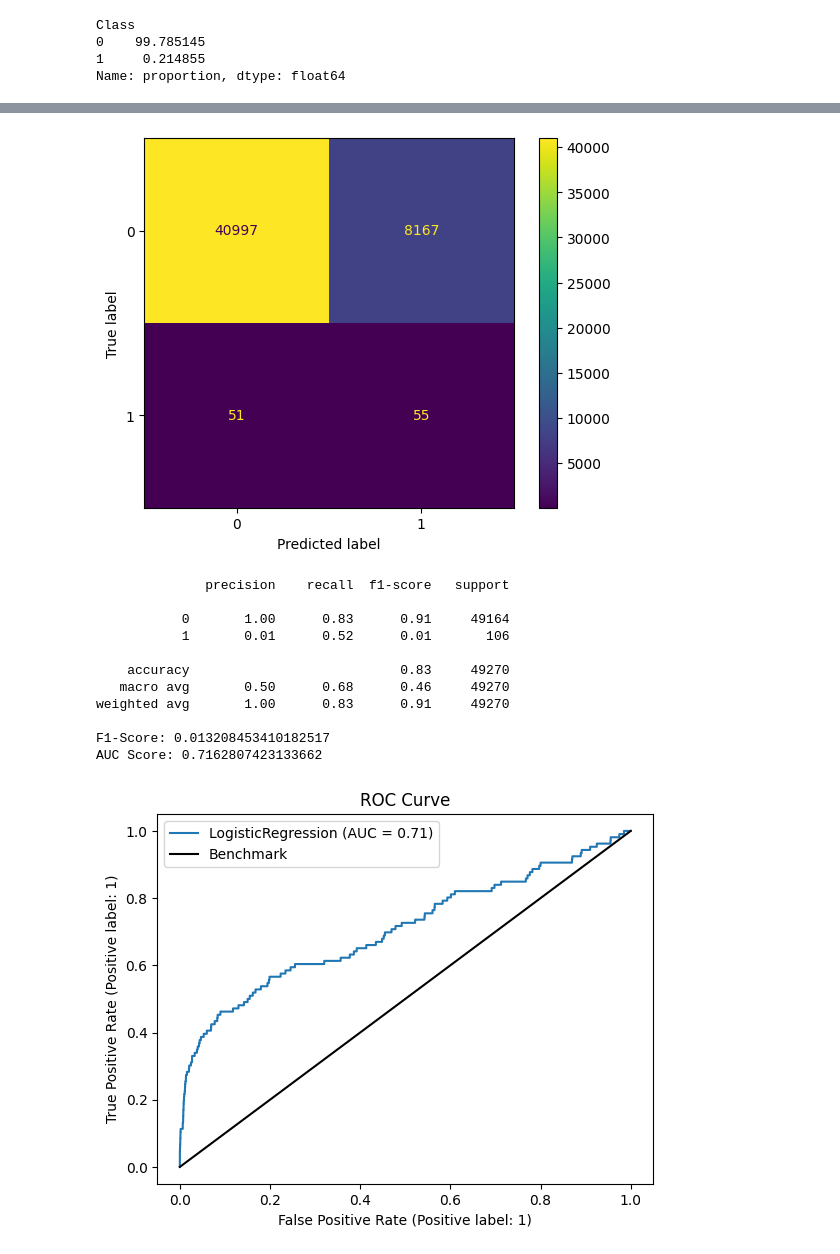
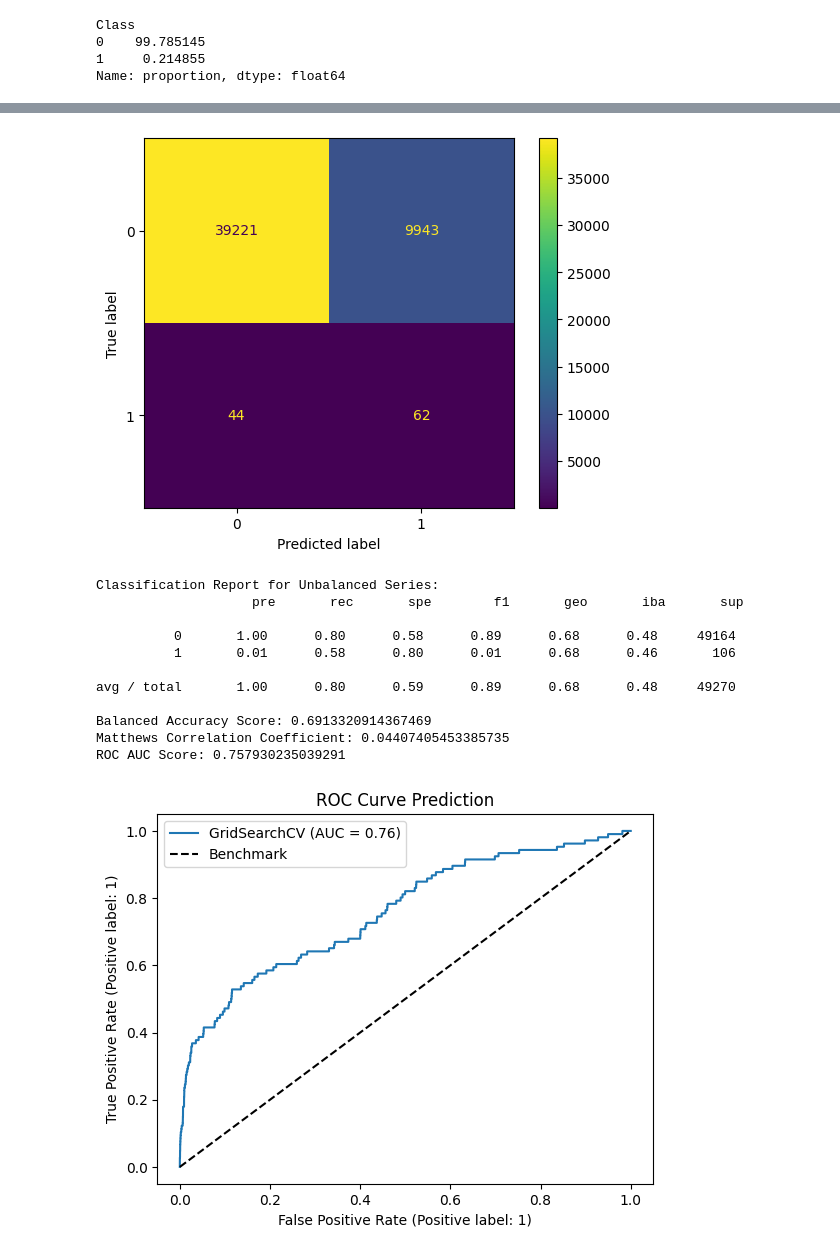
Before and after one commit to ViniNazato/ClassifierCompetition, a Jupyter notebook: models/LogisticRegression.ipynb, the cells around one changed output, grey strips where cells are left out. Saved outputs shown, nothing was run; the diff lists cells and outputs as text; code cells hidden in the pictures.

```diff
--- a/models/LogisticRegression.ipynb
+++ b/models/LogisticRegression.ipynb
@@ -54,34 +49,17 @@ cross_validation.roc_cv_visualization(model=logit)
-# %%
-from sklearn.metrics import f1_score
-
-yhat = logit.predict(X_test)
-
-conf_matrix = confusion_matrix(y_true=y_test, y_pred=yhat, labels= best_logit.classes_)
-c = ConfusionMatrixDisplay(confusion_matrix = conf_matrix).plot()
-plt.show()
-
-print(classification_report(y_test, yhat))
-print('F1-Score:', f1_score(y_test, yhat))
-print('AUC Score:', roc_auc_score(y_test, best_logit.decision_function(X_test)))
-# %% [output]
-[figure, removed]
-              precision    recall  f1-score   support
-
-           0       1.00      0.83      0.91     49164
-           1       0.01      0.52      0.01       106
-
-    accuracy                           0.83     49270
-   macro avg       0.50      0.68      0.46     49270
-weighted avg       1.00      0.83      0.91     49270
-
-F1-Score: 0.013208453410182517
-AUC Score: 0.7162807423133662
-# %%
-
-RocCurveDisplay.from_estimator(logit, X_test, y_test)
-plt.plot([0,1],[0,1],'k-',label='Benchmark')
-plt.title('ROC Curve')
-plt.legend()
-plt.show()
-# %% [output]
-[figure, removed]
+# %%
+yhat = best_logit.predict(X_test)
+calculate_metrics(X_test, y_test, yhat, model=best_logit)
+# %% [output]
+[figure, added]
+Classification Report for Unbalanced Series:
+                    pre       rec       spe        f1       geo       iba       sup
+
+          0       1.00      0.80      0.58      0.89      0.68      0.48     49164
+          1       0.01      0.58      0.80      0.01      0.68      0.46       106
+
+avg / total       1.00      0.80      0.59      0.89      0.68      0.48     49270
+
+Balanced Accuracy Score: 0.6913320914367469
+Matthews Correlation Coefficient: 0.04407405453385735
+ROC AUC Score: 0.757930235039291
+[figure, added]
```
Also changed, not shown: parts of 7 cells of this notebook, 10 other files.
